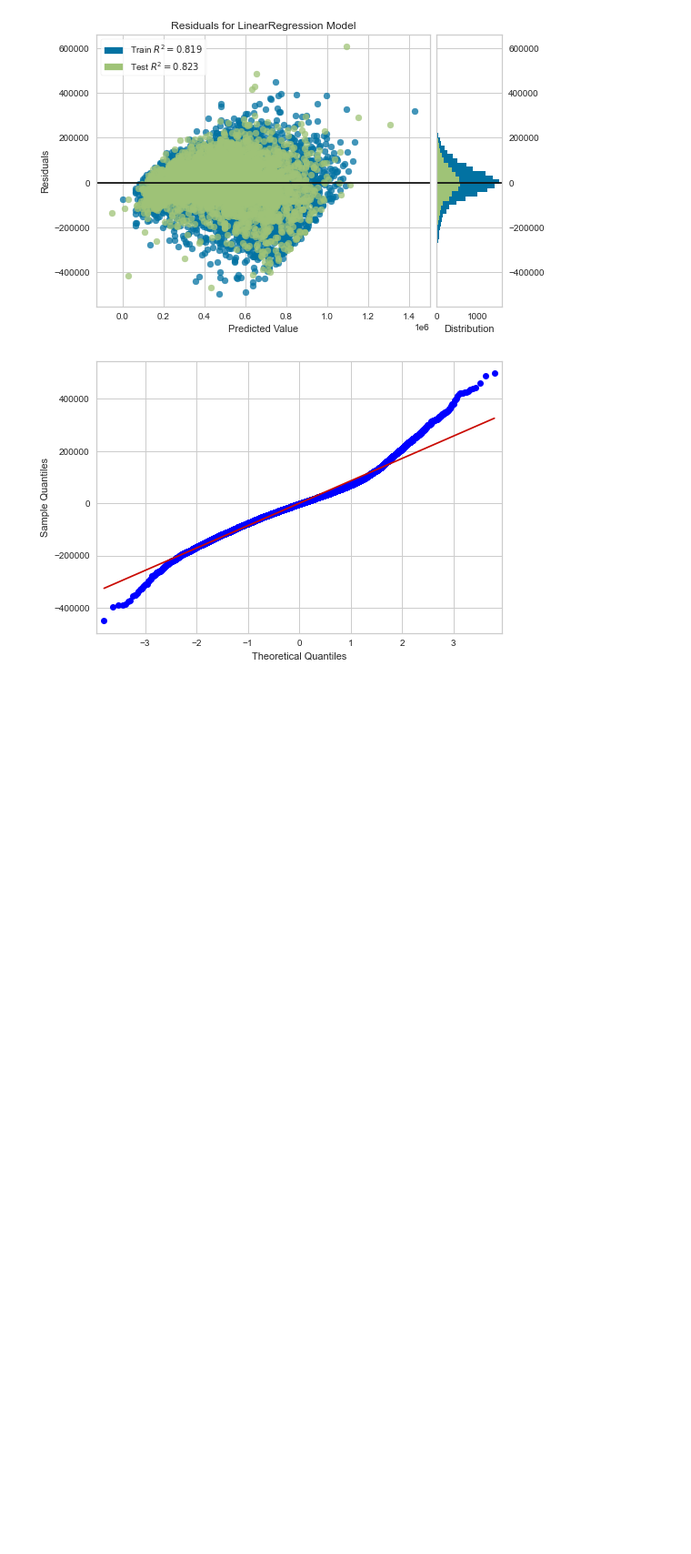
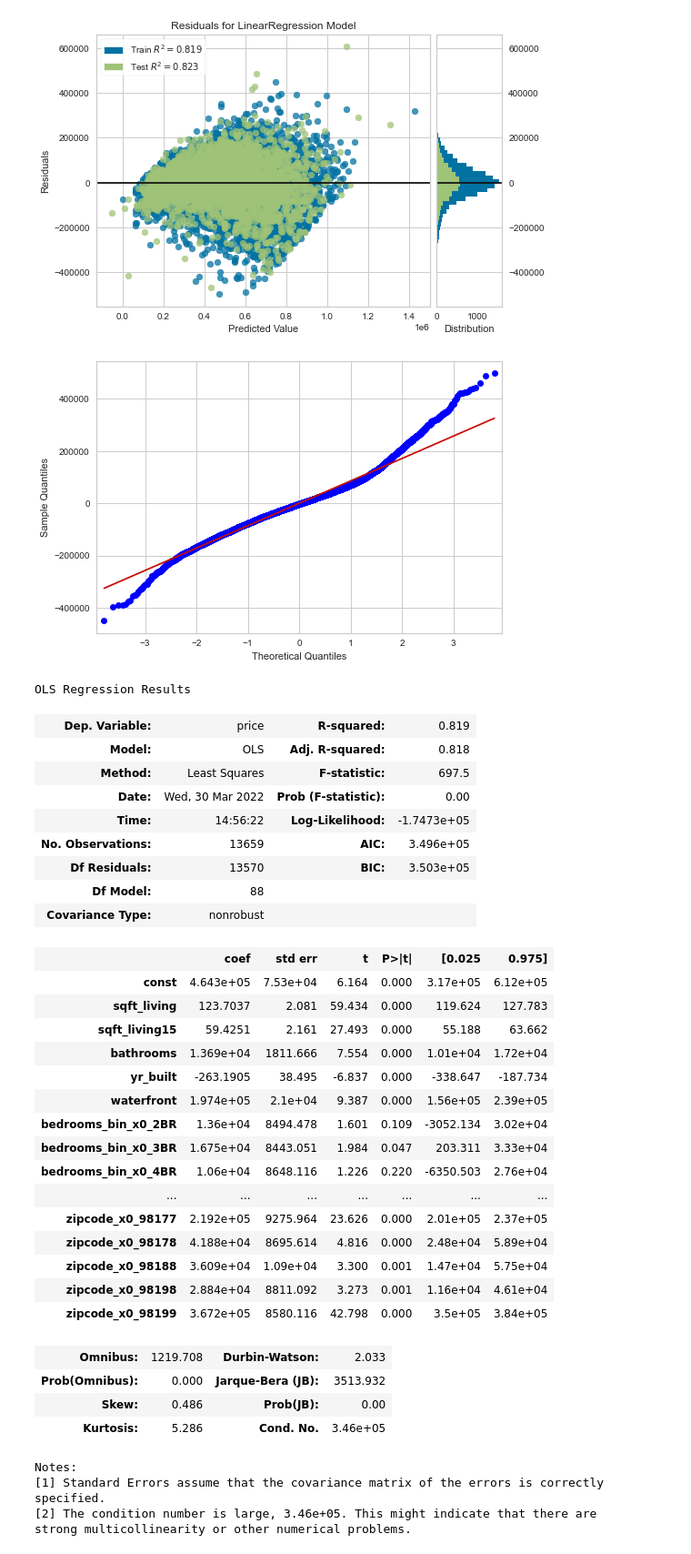
Before and after one commit to ssaeed85/dsc-ph2-KingsCountyRealEstate, a Jupyter notebook: Workspace/Zach/Models 6-8.ipynb, the cells around one changed output. Shown at 91% size. Saved outputs shown, nothing was run; the diff lists cells and outputs as text; code cells hidden in the pictures; blank space fills up the shorter version.

```diff
--- a/Workspace/Zach/Models 6-8.ipynb
+++ b/Workspace/Zach/Models 6-8.ipynb
@@ -518,3 +506,44 @@ test_residuals = y_test - test_preds
 sm.qqplot(train_residuals, line = 'r');
 # %% [output]
 [figure]
+# %%
+y = y_train
+x = X_train.filter(cols, axis=1)
+x = sm.add_constant(x)
+model = sm.OLS(y, x.astype(float)).fit()
+model.summary()
+# %% [output]
+OLS Regression Results
+| Dep. Variable: | price | R-squared: | 0.819 |
+| Model: | OLS | Adj. R-squared: | 0.818 |
+| Method: | Least Squares | F-statistic: | 697.5 |
+| Date: | Wed, 30 Mar 2022 | Prob (F-statistic): | 0.00 |
+| Time: | 14:56:22 | Log-Likelihood: | -1.7473e+05 |
+| No. Observations: | 13659 | AIC: | 3.496e+05 |
+| Df Residuals: | 13570 | BIC: | 3.503e+05 |
+| Df Model: | 88 |  |  |
+| Covariance Type: | nonrobust |  |  |
+|  | coef | std err | t | P>|t| | [0.025 | 0.975] |
+| const | 4.643e+05 | 7.53e+04 | 6.164 | 0.000 | 3.17e+05 | 6.12e+05 |
+| sqft_living | 123.7037 | 2.081 | 59.434 | 0.000 | 119.624 | 127.783 |
+| sqft_living15 | 59.4251 | 2.161 | 27.493 | 0.000 | 55.188 | 63.662 |
+| bathrooms | 1.369e+04 | 1811.666 | 7.554 | 0.000 | 1.01e+04 | 1.72e+04 |
+| yr_built | -263.1905 | 38.495 | -6.837 | 0.000 | -338.647 | -187.734 |
+| waterfront | 1.974e+05 | 2.1e+04 | 9.387 | 0.000 | 1.56e+05 | 2.39e+05 |
+| bedrooms_bin_x0_2BR | 1.36e+04 | 8494.478 | 1.601 | 0.109 | -3052.134 | 3.02e+04 |
+| bedrooms_bin_x0_3BR | 1.675e+04 | 8443.051 | 1.984 | 0.047 | 203.311 | 3.33e+04 |
+| bedrooms_bin_x0_4BR | 1.06e+04 | 8648.116 | 1.226 | 0.220 | -6350.503 | 2.76e+04 |
+| ... | ... | ... | ... | ... | ... | ... |
+| zipcode_x0_98177 | 2.192e+05 | 9275.964 | 23.626 | 0.000 | 2.01e+05 | 2.37e+05 |
+| zipcode_x0_98178 | 4.188e+04 | 8695.614 | 4.816 | 0.000 | 2.48e+04 | 5.89e+04 |
+| zipcode_x0_98188 | 3.609e+04 | 1.09e+04 | 3.300 | 0.001 | 1.47e+04 | 5.75e+04 |
+| zipcode_x0_98198 | 2.884e+04 | 8811.092 | 3.273 | 0.001 | 1.16e+04 | 4.61e+04 |
+| zipcode_x0_98199 | 3.672e+05 | 8580.116 | 42.798 | 0.000 | 3.5e+05 | 3.84e+05 |
+| Omnibus: | 1219.708 | Durbin-Watson: | 2.033 |
+| Prob(Omnibus): | 0.000 | Jarque-Bera (JB): | 3513.932 |
+| Skew: | 0.486 | Prob(JB): | 0.00 |
+| Kurtosis: | 5.286 | Cond. No. | 3.46e+05 |
+Notes:
+[1] Standard Errors assume that the covariance matrix of the errors is correctly specified.
+[2] The condition number is large, 3.46e+05. This might indicate that there are
+strong multicollinearity or other numerical problems.
```
Also changed, not shown: parts of 18 cells of this notebook.
